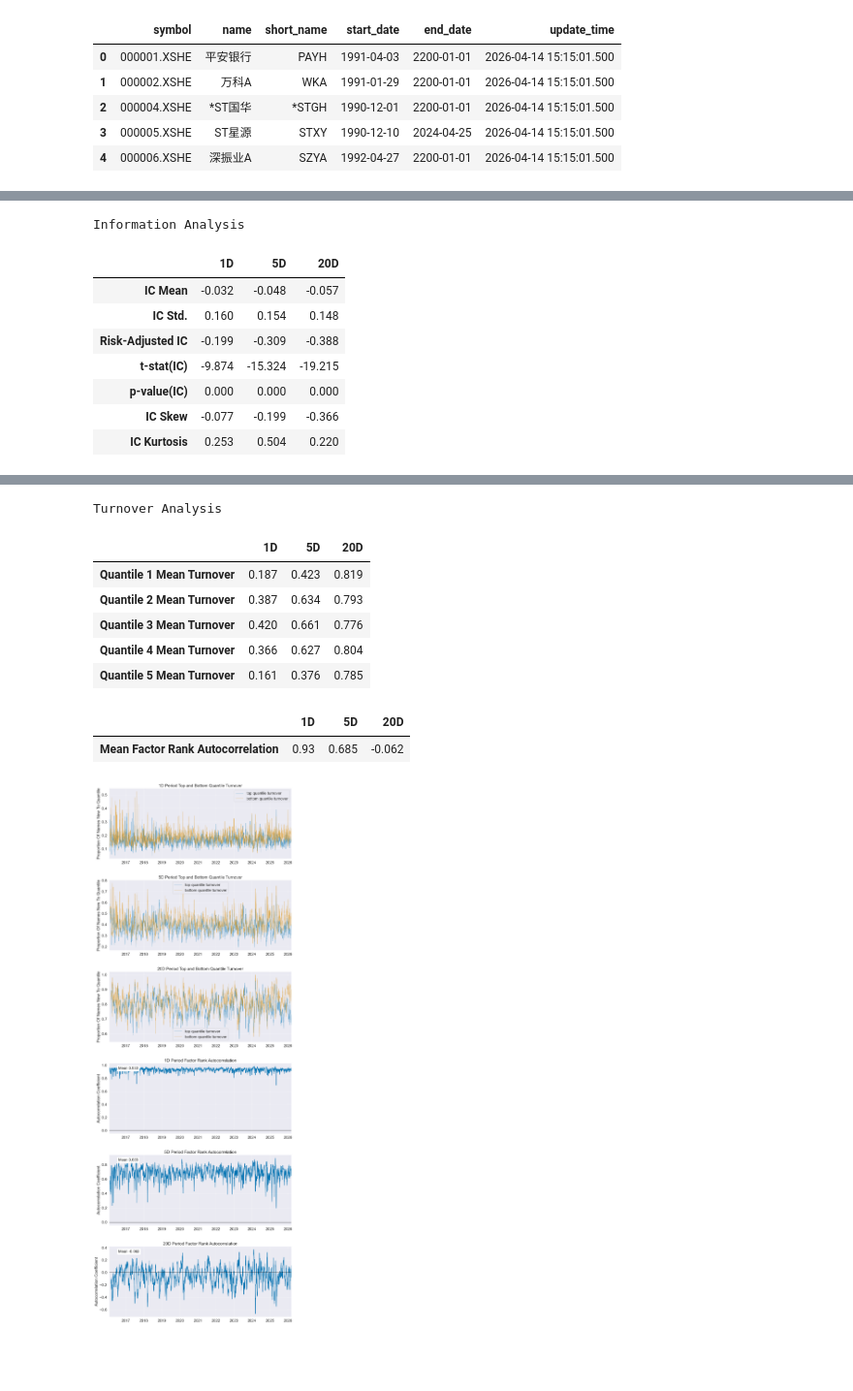
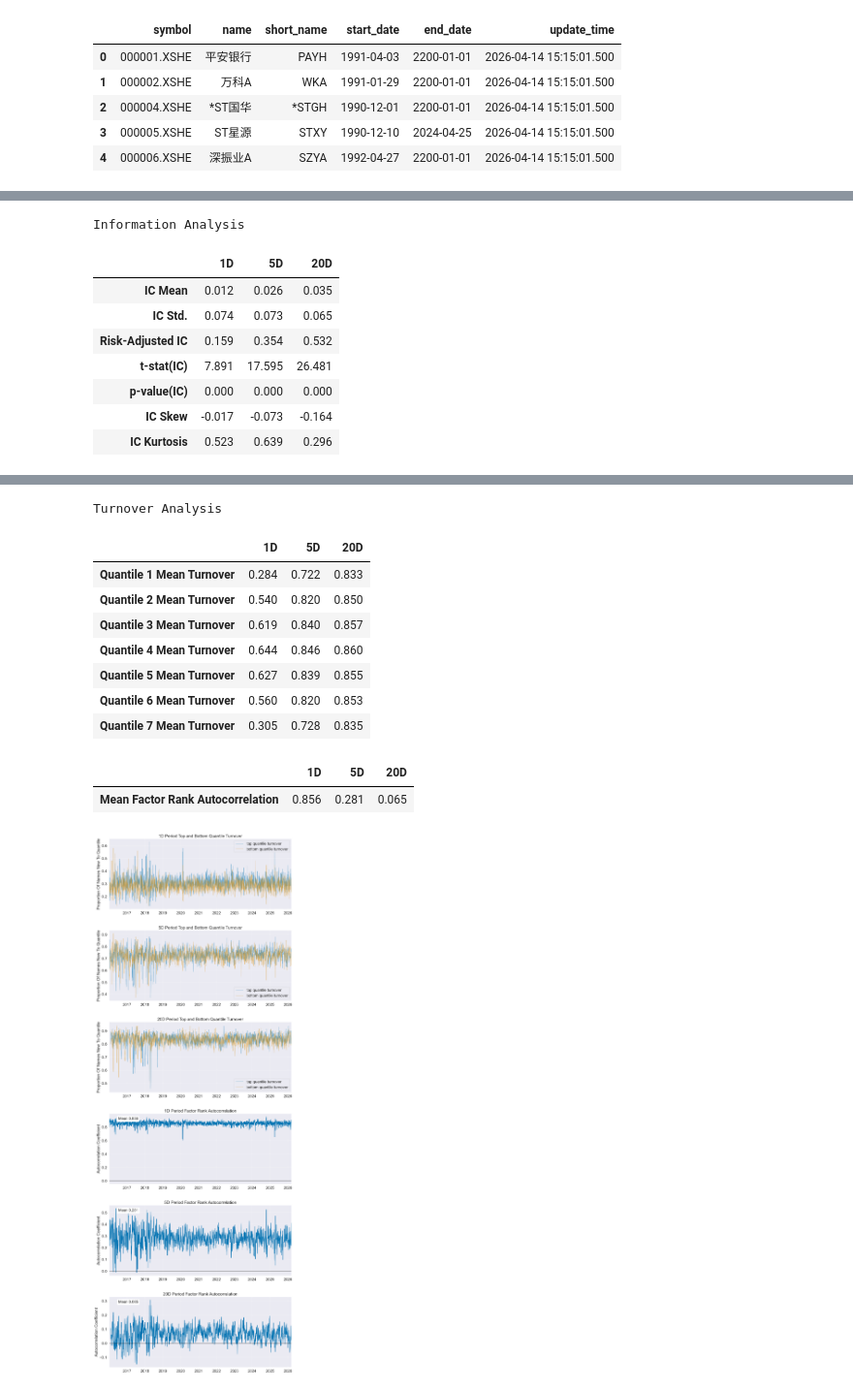
Before and after one commit to linerrrrrrr/Latitude_Alpha_Generator, a Jupyter notebook: testing_04.ipynb, the cells around one changed output, grey strips where cells are left out. Shown at 97% size. Cells and saved outputs as stored; diff of their text form; code cells hidden in the pictures; blank space fills up the shorter version.

```diff
--- a/testing_04.ipynb
+++ b/testing_04.ipynb
@@ -309,18 +742,30 @@ factor_for_alphalens.head()
+# %%
+# =================== 转换为 alphalens 要求的因子格式 ======================
+
+# 与指数的交易日历、历史成分股数据对齐
+factors_df = pd.merge(index_weights_df[["datetime", "symbol"]], factors_df, how = "left", on = ["datetime", "symbol"])
+# 转换成[datetime, symbol]双重索引的factor_table
+factors = factors_df.pivot_table(index = ["datetime", "symbol"], columns = "factor_name", values = "factor_value")
+
+# if True: factors['abnretavg'] *= -1
+factors
 # %%
 # ==================== Alphalens 因子分析 ====================
 
-clean_factor_and_forward_returns = alphalens.utils.get_clean_factor_and_forward_returns(
-    factor = factor_for_alphalens,
-    prices = prices_for_alphalens,
-    periods = [1, 5, 20],
-    quantiles = 5,              # 分位数分箱
-    bins = None,                # 自定义阈值分组回测
-    groupby = None,             # {行业: 股票代码} 字典
-    filter_zscore = None,       # Z-score 过滤
-    max_loss = 1,               # 允许的最高数据缺失率
-    zero_aware = False          # 零轴划分，即对正因子值和负因子值分别进行分位数分组
+# 调用alphalens进行数据清洗
+factor_data = al.utils.get_clean_factor_and_forward_returns(
+    factor=factors,
+    prices=prices,
+    periods=(1, 5, 20),
+    bins=None,
+    quantiles=7,
+    groupby=None,
+    groupby_labels=None,
+    binning_by_group=False,
+    filter_zscore=20,
+    max_loss=1,
+    zero_aware=False,
+    cumulative_returns=True
 )
-
-import gc; gc.collect()
-clean_factor_and_forward_returns.head()
+factor_data
 # %% [output]
@@ -336,6 +788,6 @@ max_loss is 100.0%, not exceeded: OK!
 # %%
-alphalens.tears.create_full_tear_sheet(
-    clean_factor_and_forward_returns,
+al.tears.create_full_tear_sheet(
+    factor_data = factor_data,
     long_short = True,
     group_neutral = False,  # 替换 group_adjust
     by_group = False
@@ -361,9 +815,9 @@ Returns Analysis
 Information Analysis
 |  | 1D | 5D | 20D |
-| IC Mean | -0.032 | -0.048 | -0.057 |
-| IC Std. | 0.160 | 0.154 | 0.148 |
-| Risk-Adjusted IC | -0.199 | -0.309 | -0.388 |
-| t-stat(IC) | -9.874 | -15.324 | -19.215 |
+| IC Mean | 0.012 | 0.026 | 0.035 |
+| IC Std. | 0.074 | 0.073 | 0.065 |
+| Risk-Adjusted IC | 0.159 | 0.354 | 0.532 |
+| t-stat(IC) | 7.891 | 17.595 | 26.481 |
 | p-value(IC) | 0.000 | 0.000 | 0.000 |
-| IC Skew | -0.077 | -0.199 | -0.366 |
-| IC Kurtosis | 0.253 | 0.504 | 0.220 |
+| IC Skew | -0.017 | -0.073 | -0.164 |
+| IC Kurtosis | 0.523 | 0.639 | 0.296 |
@@ -371,10 +825,12 @@ Information Analysis
 Turnover Analysis
 |  | 1D | 5D | 20D |
-| Quantile 1 Mean Turnover | 0.187 | 0.423 | 0.819 |
-| Quantile 2 Mean Turnover | 0.387 | 0.634 | 0.793 |
-| Quantile 3 Mean Turnover | 0.420 | 0.661 | 0.776 |
-| Quantile 4 Mean Turnover | 0.366 | 0.627 | 0.804 |
-| Quantile 5 Mean Turnover | 0.161 | 0.376 | 0.785 |
+| Quantile 1 Mean Turnover | 0.284 | 0.722 | 0.833 |
+| Quantile 2 Mean Turnover | 0.540 | 0.820 | 0.850 |
+| Quantile 3 Mean Turnover | 0.619 | 0.840 | 0.857 |
+| Quantile 4 Mean Turnover | 0.644 | 0.846 | 0.860 |
+| Quantile 5 Mean Turnover | 0.627 | 0.839 | 0.855 |
+| Quantile 6 Mean Turnover | 0.560 | 0.820 | 0.853 |
+| Quantile 7 Mean Turnover | 0.305 | 0.728 | 0.835 |
 |  | 1D | 5D | 20D |
-| Mean Factor Rank Autocorrelation | 0.93 | 0.685 | -0.062 |
+| Mean Factor Rank Autocorrelation | 0.856 | 0.281 | 0.065 |
-[figure, old version]
+[figure, new version]
```
Also changed, not shown: parts of 18 cells of this notebook, 3 other files.
